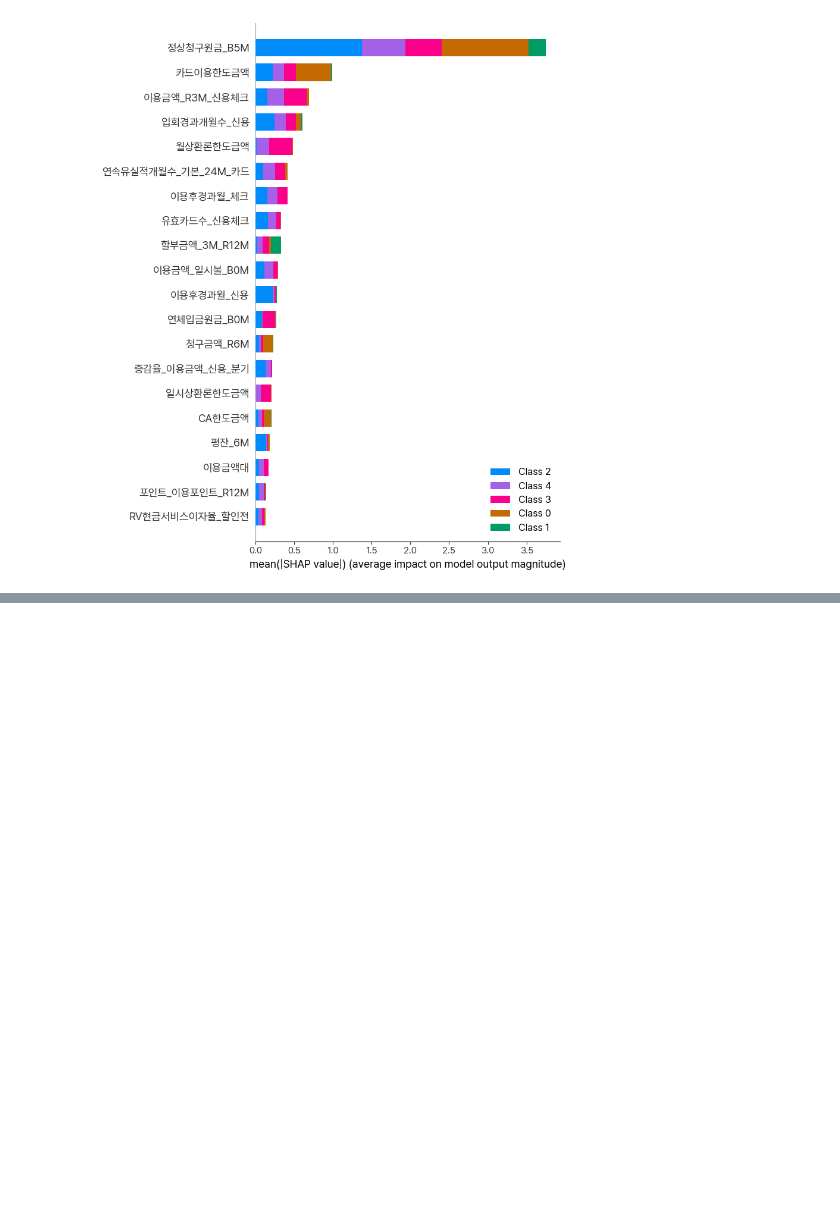
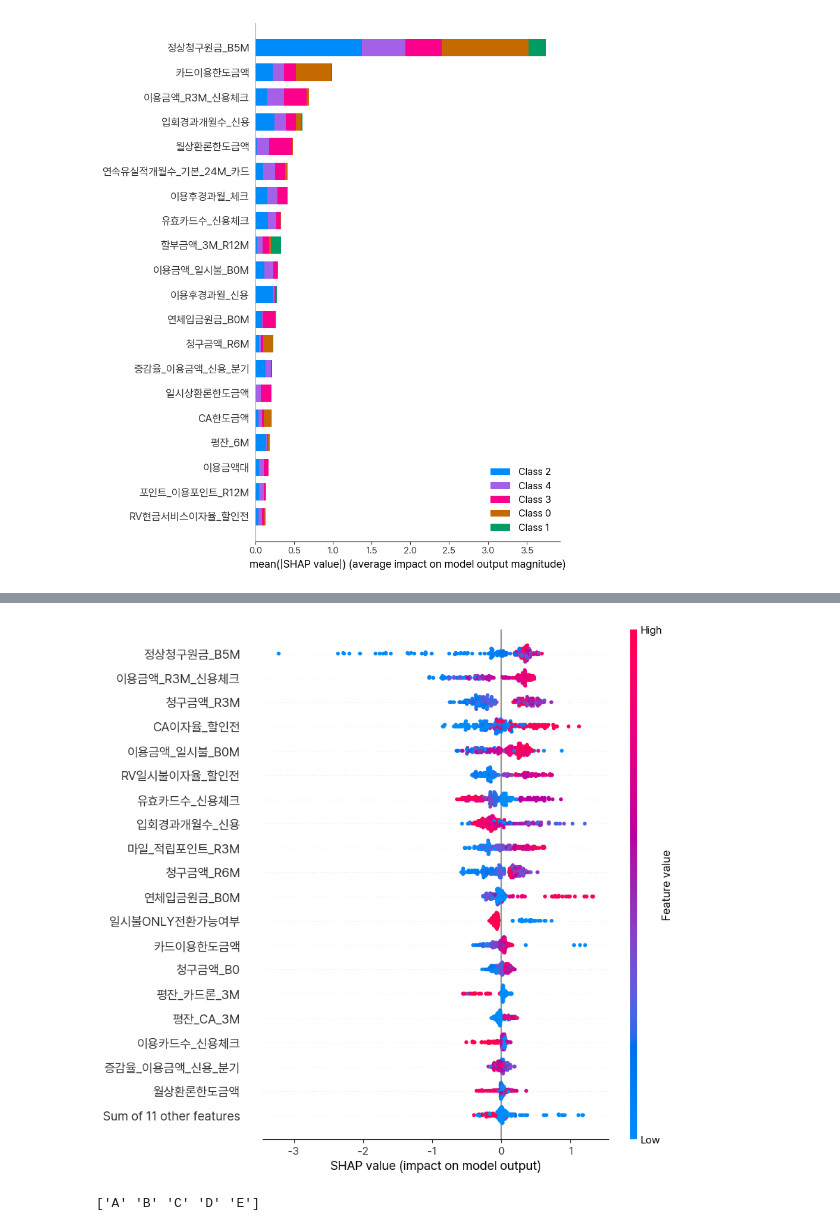
Before and after one commit to yujin01-s/Final_project, a Jupyter notebook: 03_modeling/모델링2차_선별피처_전체/02_2차전체선별피처_모델링_XGBoost.ipynb, the cells around one changed output, grey strips where cells are left out. Drawn from its saved outputs; the diff is of its cells as text; code cells hidden in the pictures; blank space fills up the shorter version.

```diff
--- a/03_modeling/모델링2차_선별피처_전체/02_2차전체선별피처_모델링_XGBoost.ipynb
+++ b/03_modeling/모델링2차_선별피처_전체/02_2차전체선별피처_모델링_XGBoost.ipynb
@@ -393,0 +641,8 @@ shap.summary_plot(shap_values, X_val, plot_type="bar")
+# %%
+shap.plots.beeswarm(shap_values_0[:, :, 1], max_display=20)
+# %% [output]
+[figure, added]
+# %%
+print(le_y.classes_)
+# %% [output]
+['A' 'B' 'C' 'D' 'E']
```
Also changed, not shown: parts of 16 cells of this notebook, 8 other files.
